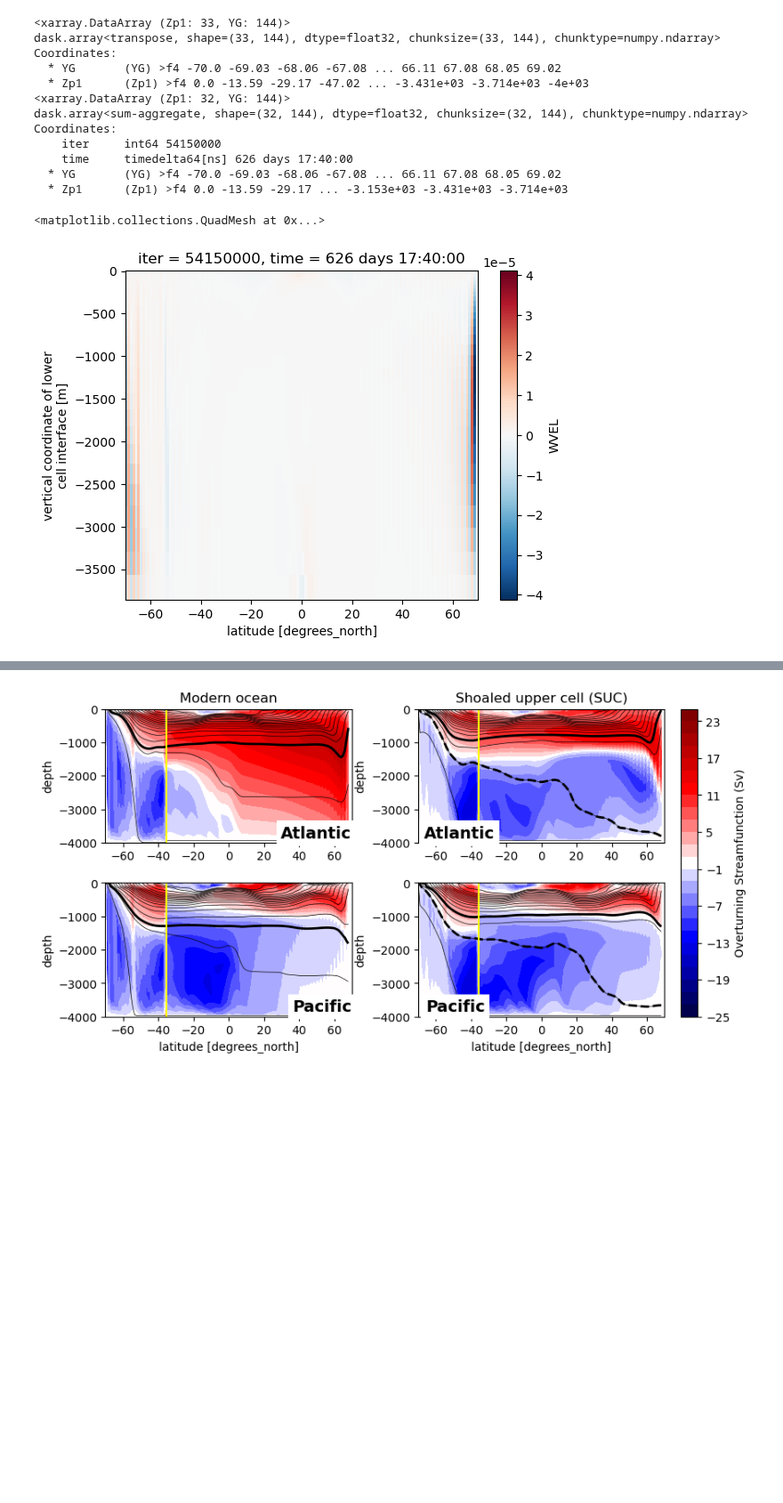
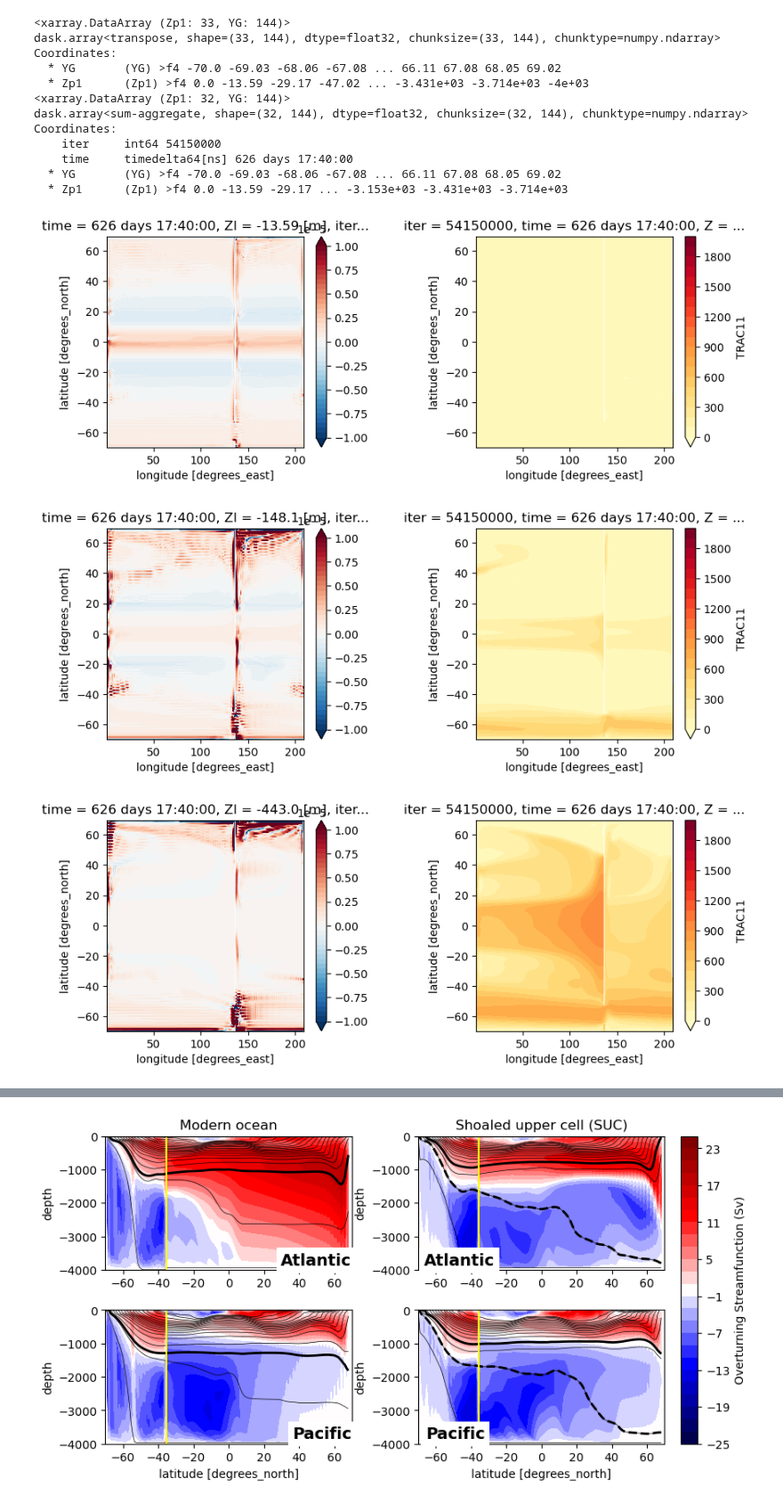
Before and after one commit to anthony-meza/test_age_framework, a Jupyter notebook: age_framework.ipynb, the cells around one changed output, grey strips where cells are left out. Shown at 89% size. Saved outputs shown, nothing was run; the diff lists cells and outputs as text; code cells hidden in the pictures; blank space fills up the shorter version.

```diff
--- a/LGM.ipynb
+++ b/age_framework.ipynb
@@ -234,11 +226,29 @@ Eul_pac_LGM=OT_pac_LGM.load()
 Eul_pac_LGM[0:-1,:]=(OT_pac_LGM[0:-1,:]+gm_pac_LGM).rolling(YG=2).mean().load()
 Eul_atl_LGM[:,0:35]=Eul_tot_LGM[:,0:35].load()
 Eul_pac_LGM[:,0:35]=Eul_tot_LGM[:,0:35].load()
-# %%
-wVel=ds50.WVEL[0,:,:,:].mean('XC')
-wVel.plot()
-#print(wVelmean)
-#wVelmean.plot.contourf(x="YC",y="Zl")
-# %% [output]
-<matplotlib.collections.QuadMesh at 0x...>
-[figure, removed]
+# %%
+#plot tot velocity and age on z surfaces
+#print(ds50.GM_PsiY)
+#print(ds50.GM_PsiX)
+#wgm= partial PsiX/partial x+partial PsiY/partial y
+ppx_px=grid.diff(ds50.GM_PsiX, 'X',boundary='fill')/grid.interp(ds50.dxG,'Y')
+ppy_py=grid.diff(ds50.GM_PsiY, 'Y',boundary='fill')/grid.interp(ds50.dyG,'X')
+wgm=ppx_px+ppy_py
+
+wstar=wgm+ds50.WVEL
+#print(wstar.mean("time"))
+
+for i in range(0,6):
+    fig = plt.figure(figsize=(10,50))
+    plt.subplot(10, 2, i*2+1)
+    wstar[0,i*6+1,:,:].where(wstar[0,i*6+1,:,:]!=0).plot.contourf(levels=np.arange(-1e-5,1e-5,0.5e-6))
+    plt.subplot(10, 2, i*2+2)
+    #ds50.WVEL[0,28,:,:].where(ds50.WVEL[0,28,:,:]!=0).plot.contourf(levels=np.arange(-1e-5,1e-5,0.5e-6))
+    (ds500.TRAC11[0,i*6+1,:,:]/31104000).where(ds50.SALT[0,i*6+1,:,:]!=0).plot.contourf(levels=np.arange(0,2050,100),cmap=plt.cm.YlOrRd)
+    fig.subplots_adjust(wspace=0.5,hspace=0.5)
+
+fig.savefig('velocity_age_z.pdf', bbox_inches='tight')
+# %% [output]
+[figure, added]
+[figure, added]
+[figure, added]
```
Also changed, not shown: parts of 10 cells of this notebook.
